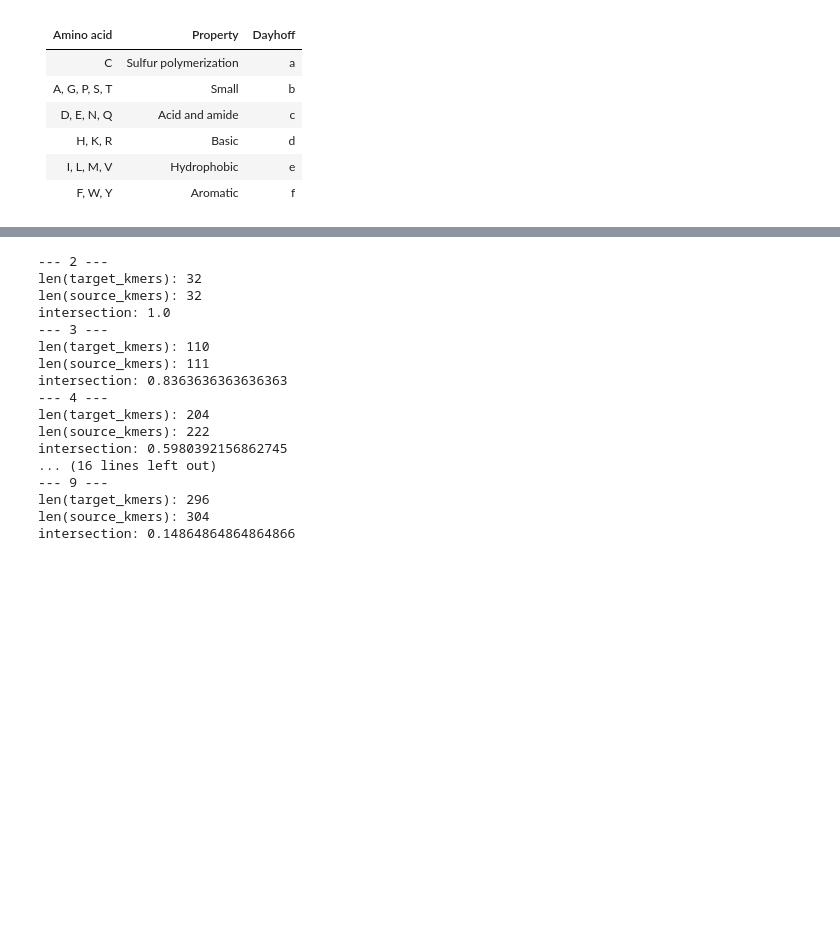
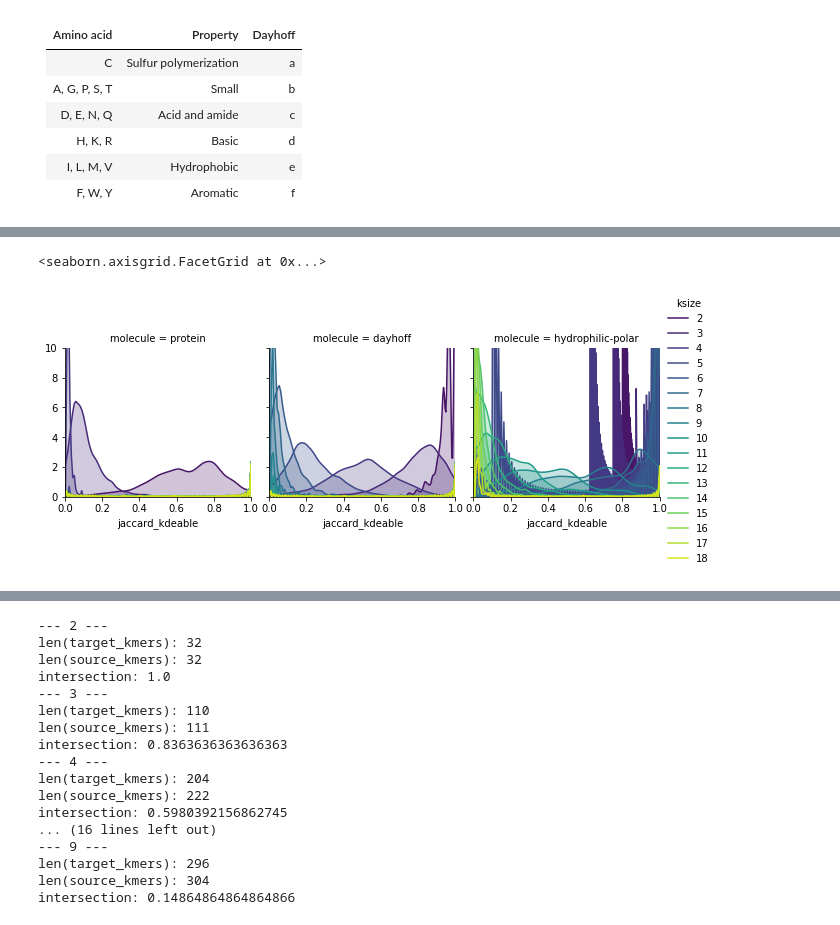
Before and after one commit to czbiohub/kh-analysis, a Jupyter notebook: notebooks/hg38_vs_mm38_orthologues.ipynb, the cells around one changed output, grey strips where cells are left out. Drawn from its saved outputs; the diff is of its cells as text; code cells hidden in the pictures; blank space fills up the shorter version.

```diff
--- a/notebooks/hg38_vs_mm38_orthologues.ipynb
+++ b/notebooks/hg38_vs_mm38_orthologues.ipynb
@@ -313,0 +340,5 @@ target_dayhoff
+# %%
+peptide_kmer_comparisons['jaccard_kdeable'] = \
+    peptide_kmer_comparisons['jaccard'] + np.random.normal(loc=0, scale=1e-10,
+                                                           size=len(peptide_kmer_comparisons))
+peptide_kmer_comparisons.head()
@@ -313,0 +352,10 @@ target_dayhoff
+# %%
+
+g = sns.FacetGrid(peptide_kmer_comparisons, col='molecule', hue='ksize',
+                  palette='viridis')
+g.map(sns.kdeplot, 'jaccard_kdeable', shade=True)
+g.set(xlim=(0, 1), ylim=(0, 10))
+g.add_legend()
+# %% [output]
+<seaborn.axisgrid.FacetGrid at 0x...>
+[figure, added]
```
Also changed, not shown: parts of 80 cells of this notebook, 4 other files.
